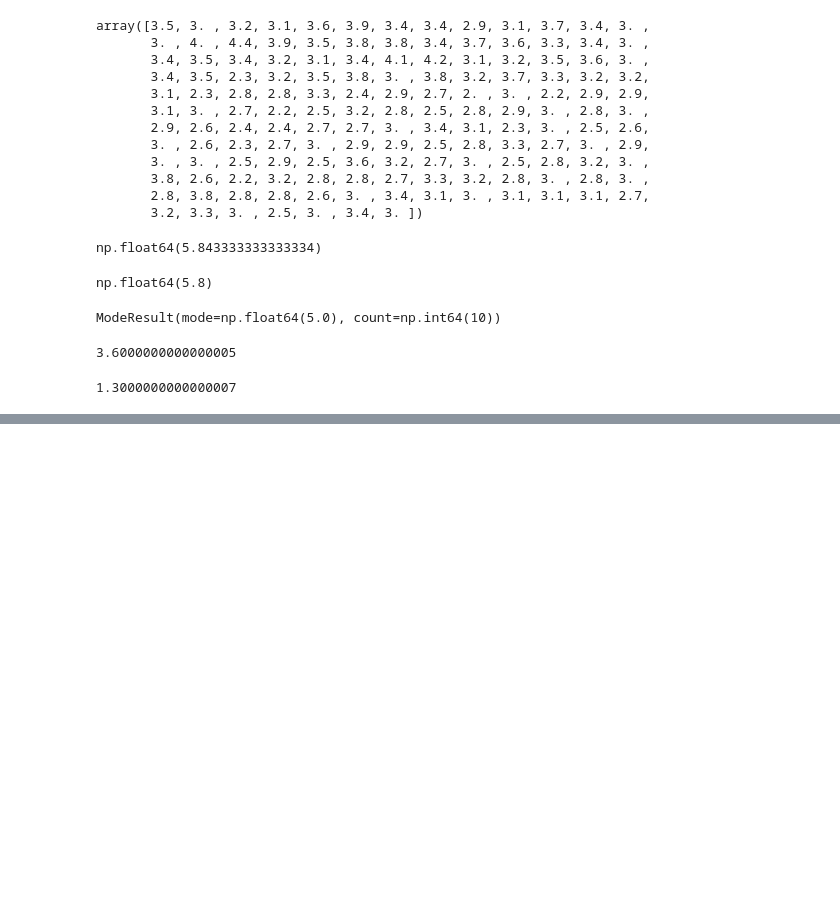
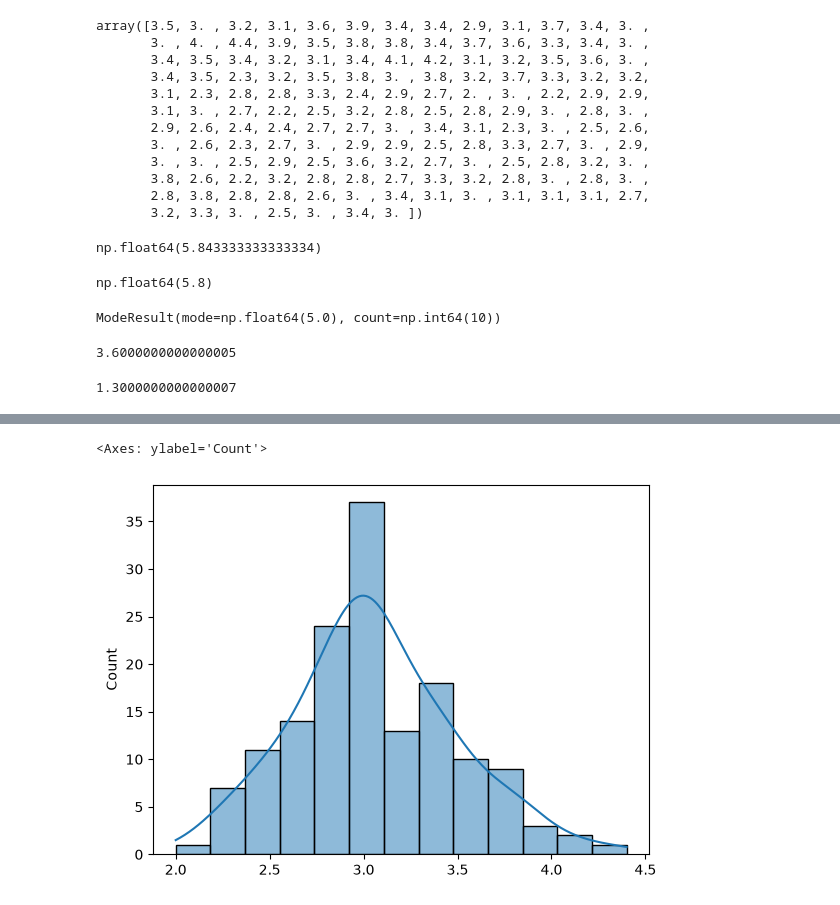
Before and after one commit to mdkaifsiddique/Data-analysis-with-Python, a Jupyter notebook: Day1.ipynb, the cells around one changed output, grey strips where cells are left out. Cells and saved outputs as stored; diff of their text form; code cells hidden in the pictures; blank space fills up the shorter version.

```diff
--- a/Day1.ipynb
+++ b/Day1.ipynb
@@ -168,0 +254,5 @@ np.float64(0.6811222222222223)
+# %%
+sns.histplot(sepal_width,kde=True)
+# %% [output]
+<Axes: ylabel='Count'>
+[figure, added]
```
Also changed, not shown: parts of 40 cells of this notebook, 1 other file.
